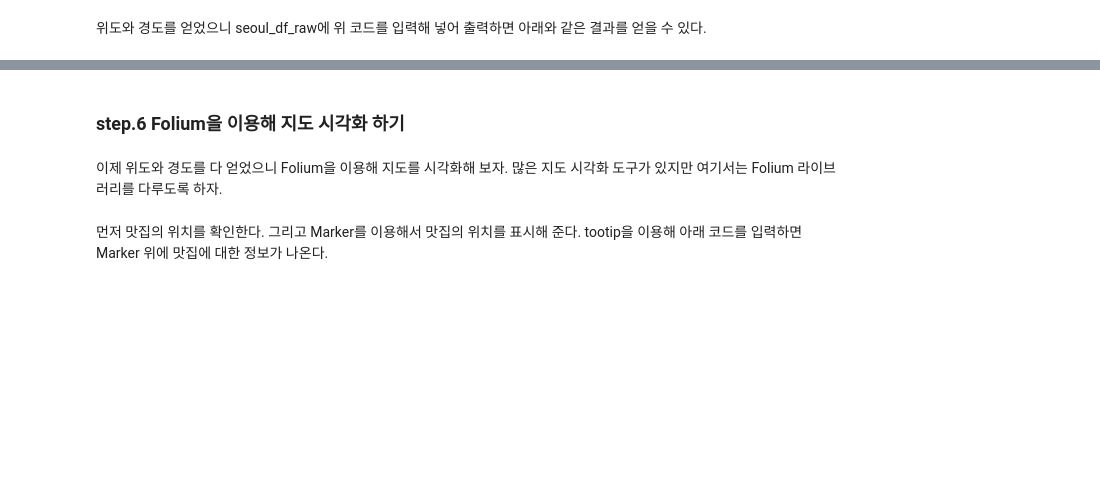
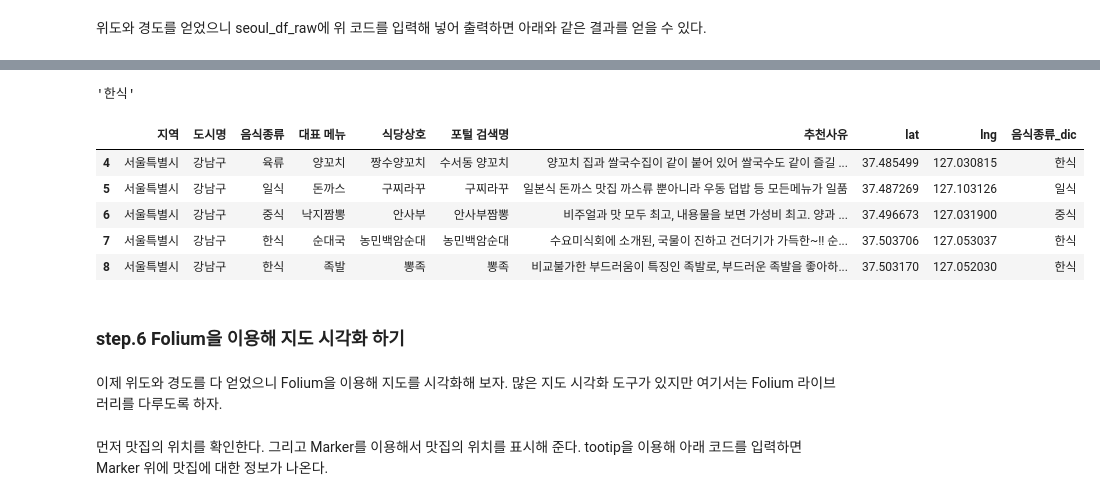
Before and after one commit to jaeyoon89/tasty_road, a Jupyter notebook: tasty_road.ipynb, the cells around one changed output, grey strips where cells are left out. Saved outputs shown, nothing was run; the diff lists cells and outputs as text; code cells hidden in the pictures; blank space fills up the shorter version.

```diff
--- a/tasty_road.ipynb
+++ b/tasty_road.ipynb
@@ -336,3 +290,53 @@ SyntaxError: invalid syntax (<ipython-input-43-028e583f5ec8>, line 54)
+# %%
+seoul_df_raw_dic = {
+    "가정식백반":"한식",
+    "고기":"한식",
+    "곱창":"한식",
+    "곱창,닭발":"한식",
+    "닭갈비":"한식",
+    "도가니":"한식",
+    "떡복이,튀김,핫도그":"분식",
+    "분식포차":"분식",
+    "삼겹살":"한식",
+    "쌈싸먹는 김치찌게, 삽겹살":"한식",
+    "아구찜, 닭볶음탕":"한식",
+    "양식":"양식",
+    "요리주점":"한식",
+    "육류":"한식",
+    "일본식 꼬치구이":"일식",
+    "일식":"일식",
+    "일식집":"일식",
+    "족발":"한식",
+    "중식":"중식",
+    "짬뽕":"중식",
+    "쭈꾸미/삼겹살":"한식",
+    "토소음식":"한식",
+    "퓨전한식":"한식",
+    "한식":"한식",
+    "한식/술집":"한식",
+    "해산물":"일식",
+    "해장국,찌개,불고기백반":"한식"
+}
+# %%
+seoul_df_raw_dic[seoul_df_raw['음식종류'][4]]
+# %% [output]
+'한식'
+# %%
+a = []    # 빈 리스트 생성
+
+for i in range(4,106):
+    a.append(seoul_df_raw_dic[seoul_df_raw['음식종류'][i]])    # append로 요소 추가
+# %%
+seoul_df_raw['음식종류_dic'] = a
+# %%
+seoul_df_raw.head()
+# %% [output]
+|  | 지역 | 도시명 | 음식종류 | 대표 메뉴 | 식당상호 | 포털 검색명 | 추천사유 | lat | lng | 음식종류_dic |
+| 4 | 서울특별시 | 강남구 | 육류 | 양꼬치 | 짱수양꼬치 | 수서동 양꼬치 | 양꼬치 집과 쌀국수집이 같이 붙어 있어 쌀국수도 같이 즐길 ... | 37.485499 | 127.030815 | 한식 |
+| 5 | 서울특별시 | 강남구 | 일식 | 돈까스 | 구찌라꾸 | 구찌라꾸 | 일본식 돈까스 맛집 까스류 뿐아니라 우동 덥밥 등 모든메뉴가 일품 | 37.487269 | 127.103126 | 일식 |
+| 6 | 서울특별시 | 강남구 | 중식 | 낙지짬뽕 | 안사부 | 안사부짬뽕 | 비주얼과 맛 모두 최고, 내용물을 보면 가성비 최고. 양과 ... | 37.496673 | 127.031900 | 중식 |
+| 7 | 서울특별시 | 강남구 | 한식 | 순대국 | 농민백암순대 | 농민백암순대 | 수요미식회에 소개된, 국물이 진하고 건더기가 가득한~!! 순... | 37.503706 | 127.053037 | 한식 |
+| 8 | 서울특별시 | 강남구 | 한식 | 족발 | 뽕족 | 뽕족 | 비교불가한 부드러움이 특징인 족발로, 부드러운 족발을 좋아하... | 37.503170 | 127.052030 | 한식 |
 # %% [markdown]
 ### step.6 Folium을 이용해 지도 시각화 하기
 # %% [markdown]
```
Also changed, not shown: parts of 23 cells of this notebook.
